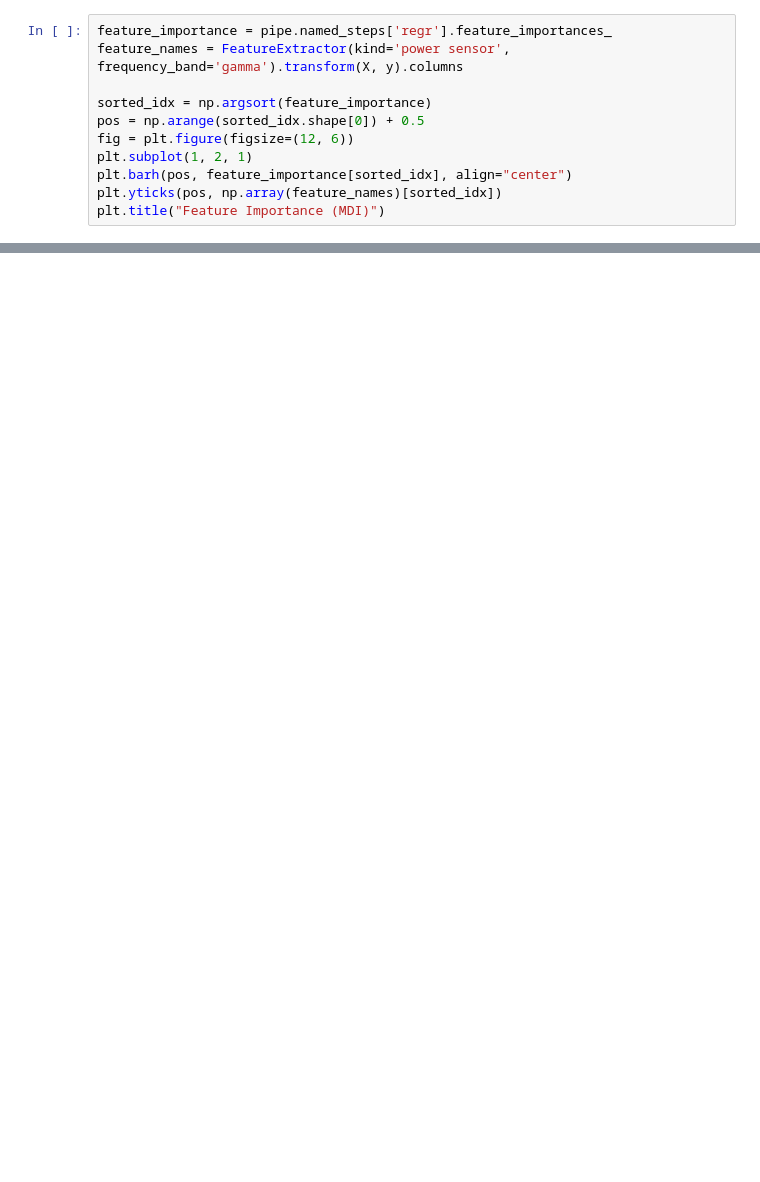
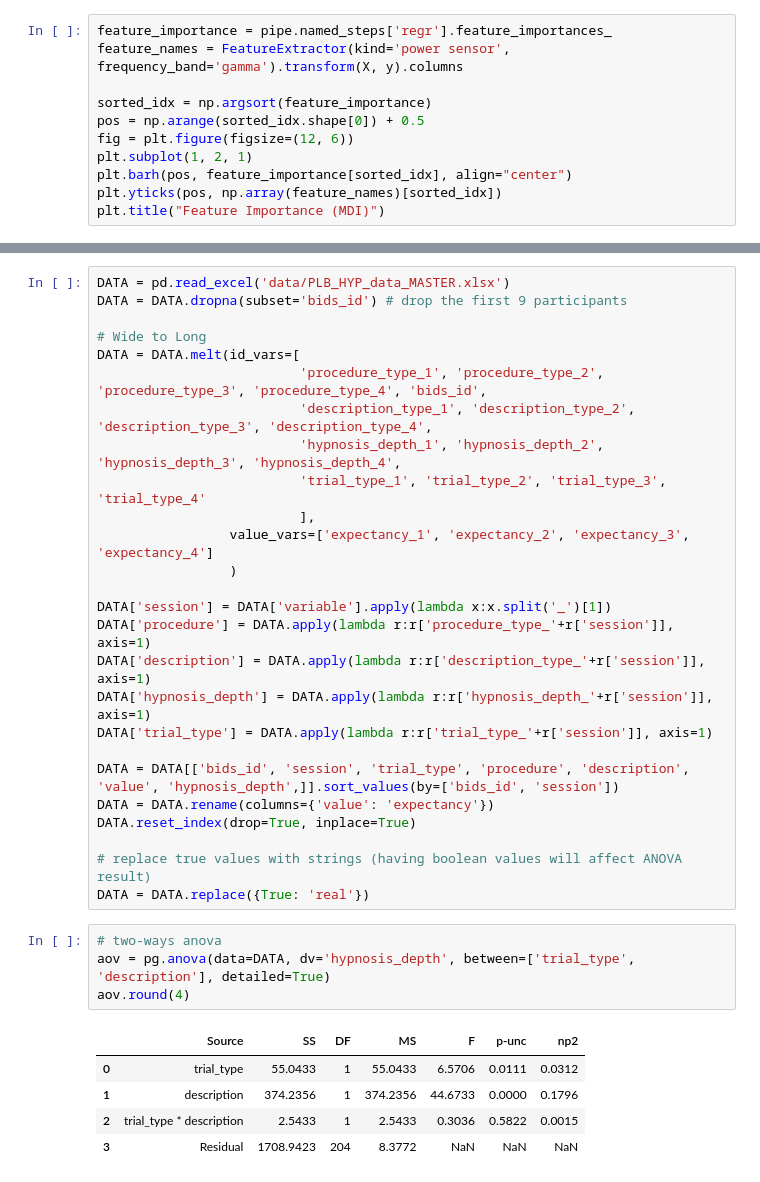
Before and after one commit to Yeganehfrh/SugNet, a Jupyter notebook: notebooks/archived/post_hoc_analysis.ipynb, the cells around one changed output, grey strips where cells are left out. Cells and saved outputs as stored; diff of their text form; blank space fills up the shorter version.

Commit message:
report interaction effects and effect sizes in ANOVAs.

```diff
--- a/notebooks/archived/post_hoc_analysis.ipynb
+++ b/notebooks/archived/post_hoc_analysis.ipynb
@@ -287,0 +335,36 @@ plt.title("Feature Importance (MDI)")
+# %%
+DATA = pd.read_excel('data/PLB_HYP_data_MASTER.xlsx')
+DATA = DATA.dropna(subset='bids_id') # drop the first 9 participants
+
+# Wide to Long
+DATA = DATA.melt(id_vars=[
+                          'procedure_type_1', 'procedure_type_2', 'procedure_type_3', 'procedure_type_4', 'bids_id',
+                          'description_type_1', 'description_type_2', 'description_type_3', 'description_type_4',
+                          'hypnosis_depth_1', 'hypnosis_depth_2', 'hypnosis_depth_3', 'hypnosis_depth_4',
+                          'trial_type_1', 'trial_type_2', 'trial_type_3', 'trial_type_4'
+                          ],
+                 value_vars=['expectancy_1', 'expectancy_2', 'expectancy_3', 'expectancy_4']
+                 )
+
+DATA['session'] = DATA['variable'].apply(lambda x:x.split('_')[1])
+DATA['procedure'] = DATA.apply(lambda r:r['procedure_type_'+r['session']], axis=1)
+DATA['description'] = DATA.apply(lambda r:r['description_type_'+r['session']], axis=1)
+DATA['hypnosis_depth'] = DATA.apply(lambda r:r['hypnosis_depth_'+r['session']], axis=1)
+DATA['trial_type'] = DATA.apply(lambda r:r['trial_type_'+r['session']], axis=1)
+
+DATA = DATA[['bids_id', 'session', 'trial_type', 'procedure', 'description', 'value', 'hypnosis_depth',]].sort_values(by=['bids_id', 'session'])
+DATA = DATA.rename(columns={'value': 'expectancy'})
+DATA.reset_index(drop=True, inplace=True)
+
+# replace true values with strings (having boolean values will affect ANOVA result)
+DATA = DATA.replace({True: 'real'})
+# %%
+# two-ways anova
+aov = pg.anova(data=DATA, dv='hypnosis_depth', between=['trial_type', 'description'], detailed=True)
+aov.round(4)
+# %% [output]
+|  | Source | SS | DF | MS | F | p-unc | np2 |
+| 0 | trial_type | 55.0433 | 1 | 55.0433 | 6.5706 | 0.0111 | 0.0312 |
+| 1 | description | 374.2356 | 1 | 374.2356 | 44.6733 | 0.0000 | 0.1796 |
+| 2 | trial_type * description | 2.5433 | 1 | 2.5433 | 0.3036 | 0.5822 | 0.0015 |
+| 3 | Residual | 1708.9423 | 204 | 8.3772 | NaN | NaN | NaN |
```
Also changed, not shown: parts of 11 cells of this notebook.
